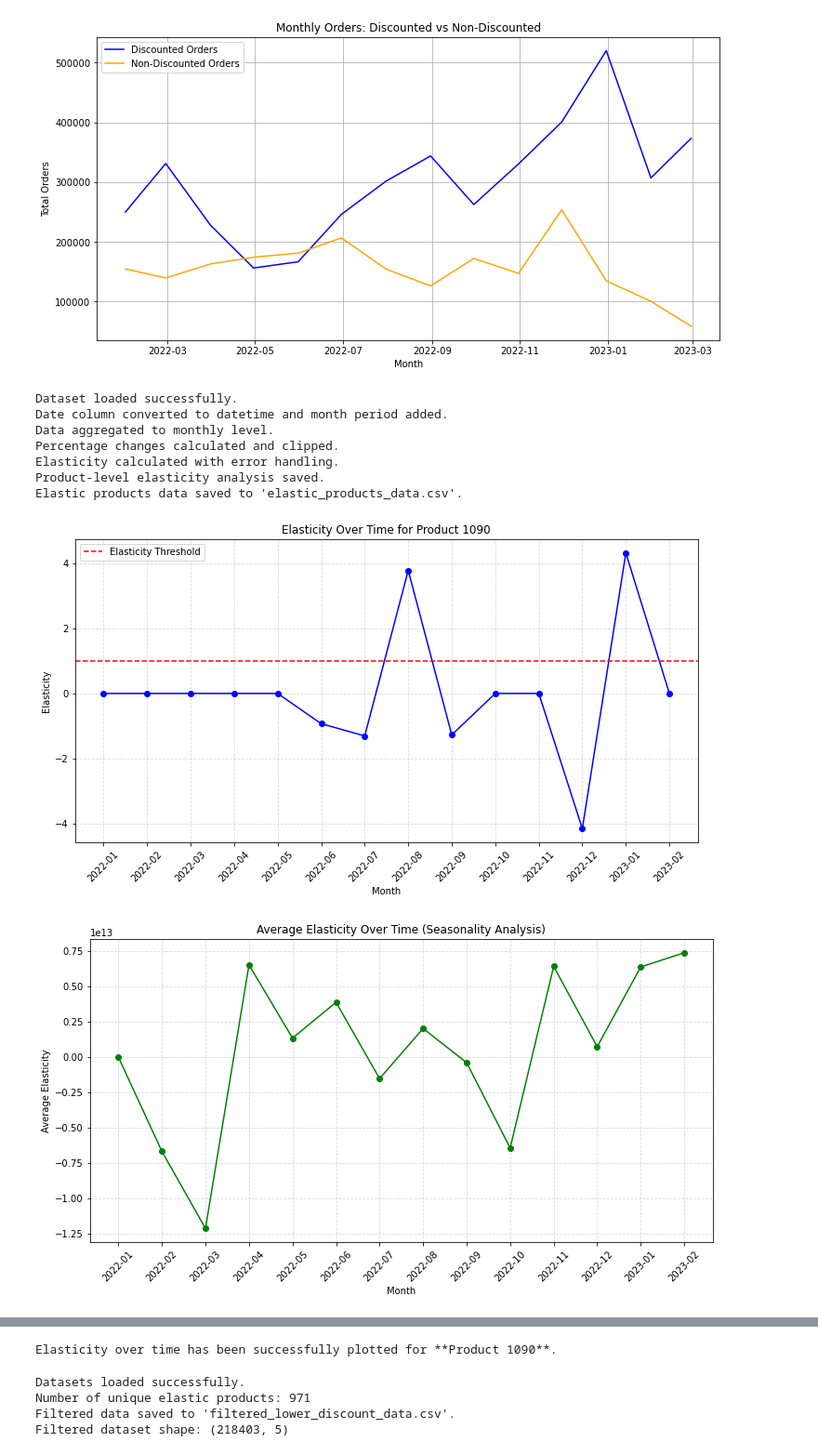
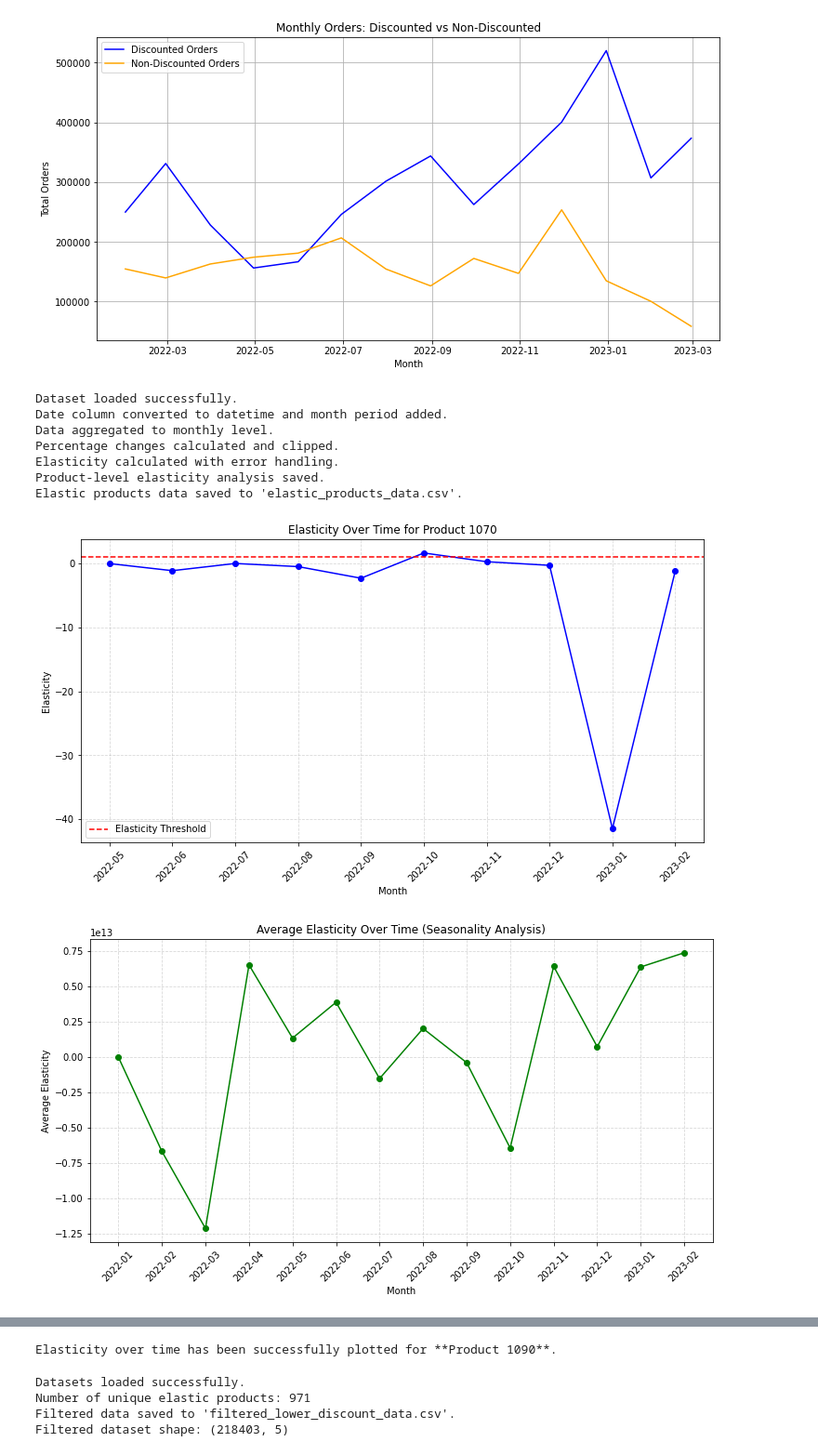
Before and after one commit to atiya16384/Monumentum_Makers, a Jupyter notebook: test.ipynb, the cells around one changed output, grey strips where cells are left out. Shown at 93% size. Drawn from its saved outputs; the diff is of its cells as text; code cells hidden in the pictures.

```diff
--- a/test.ipynb
+++ b/test.ipynb
@@ -389,10 +389,10 @@ elastic_products.to_csv('elastic_products_data.csv', index=False)
 print("Elastic products data saved to 'elastic_products_data.csv'.")
 
 #  Elasticity Over Time for Product 1070**
-product_1090 = monthly_data[monthly_data['product_number'] == 1060]
+product_1070 = monthly_data[monthly_data['product_number'] == 1070]
 
 plt.figure(figsize=(12, 6))
-plt.plot(product_1090['month'].astype(str), product_1090['elasticity'], marker='o', linestyle='-', color='blue')
+plt.plot(product_1070['month'].astype(str), product_1070['elasticity'], marker='o', linestyle='-', color='blue')
 plt.axhline(1, color='r', linestyle='dashed', label='Elasticity Threshold')
 plt.xticks(rotation=45)
 plt.title('Elasticity Over Time for Product 1070')
@@ -424,34 +424,34 @@ plt.ylabel('Frequency')
 plt.legend()
 plt.grid(True, linestyle='--', alpha=0.5)
 plt.show()
 
 #  Top Products by Elasticity
 top_10_products = product_elasticity.sort_values(by='avg_elasticity', ascending=False).head(10)
 
 plt.figure(figsize=(12, 6))
 plt.bar(
     top_10_products['product_number'].astype(str),
     top_10_products['total_orders'],
     color='orange', alpha=0.7
 )
 plt.xticks(rotation=45, ha='right')
 plt.title('Top 10 Products: Elasticity vs Total Orders')
 plt.xlabel('Product Number')
 plt.ylabel('Total Orders')
 plt.grid(True, linestyle='--', alpha=0.5)
 plt.tight_layout()
 plt.show()
 
 print("Elasticity over time has been successfully plotted for **Product 1090**.")
 # %% [output]
 Dataset loaded successfully.
 Date column converted to datetime and month period added.
 Data aggregated to monthly level.
 Percentage changes calculated and clipped.
 Elasticity calculated with error handling.
 Product-level elasticity analysis saved.
 Elastic products data saved to 'elastic_products_data.csv'.
-[figure, old version]
+[figure, new version]
 [figure]
 [figure]
 [figure]
```
Also changed, not shown: parts of 1 cell of this notebook.
